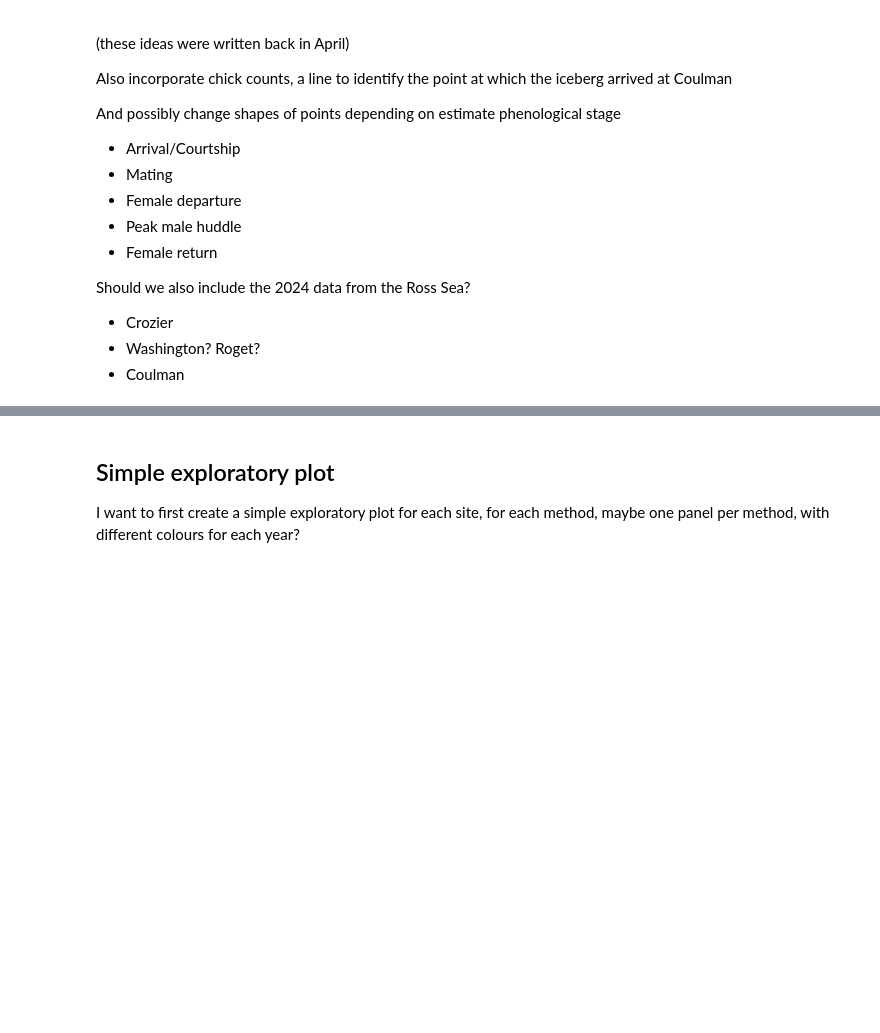
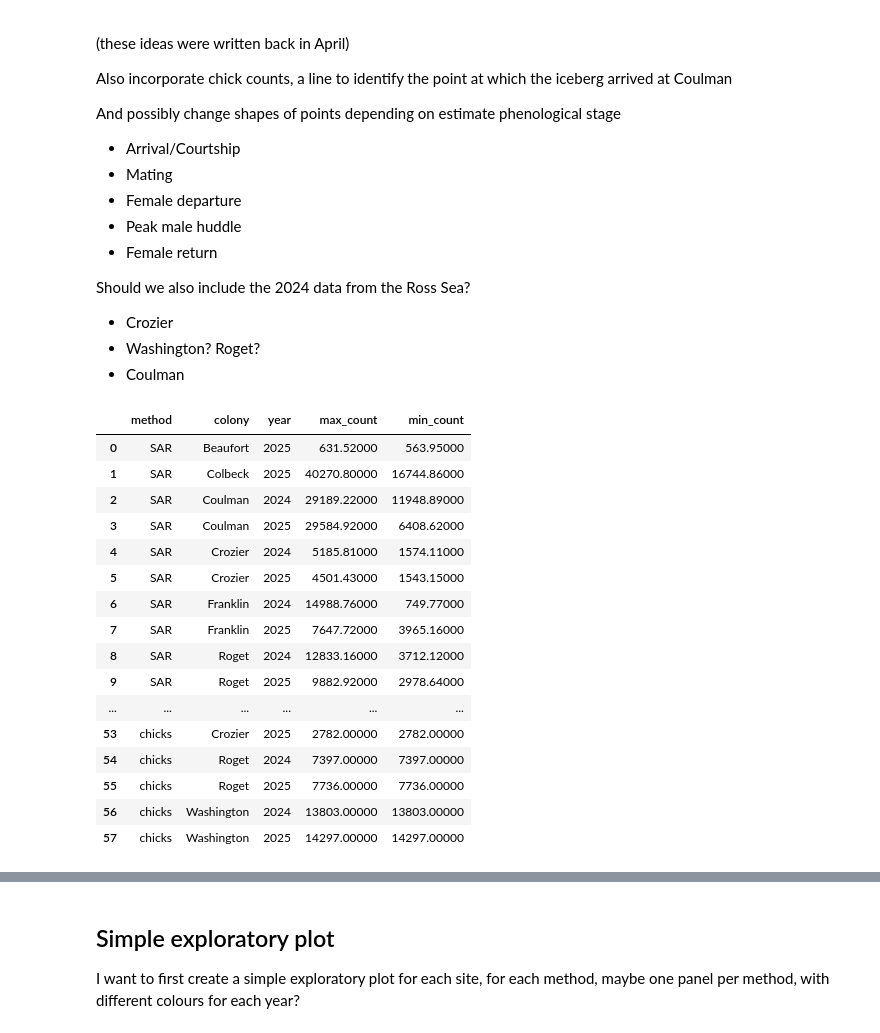
Before and after one commit to rosetazetta/SAR_RossSea_compare, a Jupyter notebook: Code/RossSeaPhenology_plot.ipynb, the cells around one changed output, grey strips where cells are left out. Drawn from its saved outputs; the diff is of its cells as text; code cells hidden in the pictures; blank space fills up the shorter version.

```diff
--- a/Code/RossSeaPhenology_plot.ipynb
+++ b/Code/RossSeaPhenology_plot.ipynb
@@ -185,3 +185,35 @@ Should we also include the 2024 data from the Ross Sea?
 - Crozier
 - Washington? Roget?
 - Coulman
+# %%
+## I want to make a simple summary statistics table, report the max value for each year for each data type, I wonder if i can include slope in it.
+
+summary_stats = (
+    df_RossSea
+    .groupby(['method', 'colony', 'year'])['count']
+    .agg(
+        max_count='max',
+        min_count='min'
+    )
+    .reset_index()
+)
+
+summary_stats
+# %% [output]
+|  | method | colony | year | max_count | min_count |
+| 0 | SAR | Beaufort | 2025 | 631.52000 | 563.95000 |
+| 1 | SAR | Colbeck | 2025 | 40270.80000 | 16744.86000 |
+| 2 | SAR | Coulman | 2024 | 29189.22000 | 11948.89000 |
+| 3 | SAR | Coulman | 2025 | 29584.92000 | 6408.62000 |
+| 4 | SAR | Crozier | 2024 | 5185.81000 | 1574.11000 |
+| 5 | SAR | Crozier | 2025 | 4501.43000 | 1543.15000 |
+| 6 | SAR | Franklin | 2024 | 14988.76000 | 749.77000 |
+| 7 | SAR | Franklin | 2025 | 7647.72000 | 3965.16000 |
+| 8 | SAR | Roget | 2024 | 12833.16000 | 3712.12000 |
+| 9 | SAR | Roget | 2025 | 9882.92000 | 2978.64000 |
+| ... | ... | ... | ... | ... | ... |
+| 53 | chicks | Crozier | 2025 | 2782.00000 | 2782.00000 |
+| 54 | chicks | Roget | 2024 | 7397.00000 | 7397.00000 |
+| 55 | chicks | Roget | 2025 | 7736.00000 | 7736.00000 |
+| 56 | chicks | Washington | 2024 | 13803.00000 | 13803.00000 |
+| 57 | chicks | Washington | 2025 | 14297.00000 | 14297.00000 |
```
Also changed, not shown: parts of 23 cells of this notebook, 27 other files.
